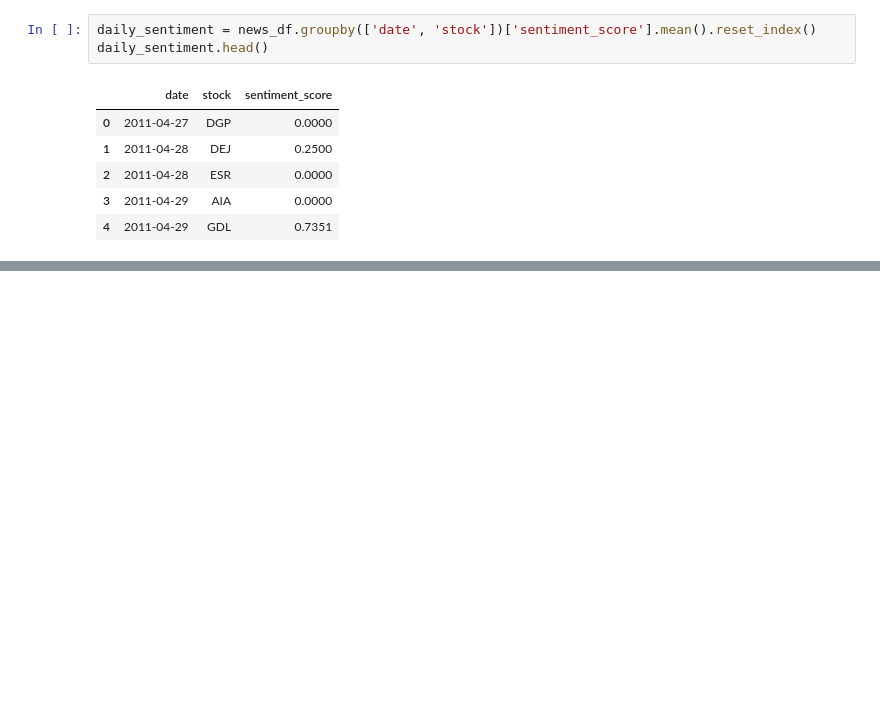
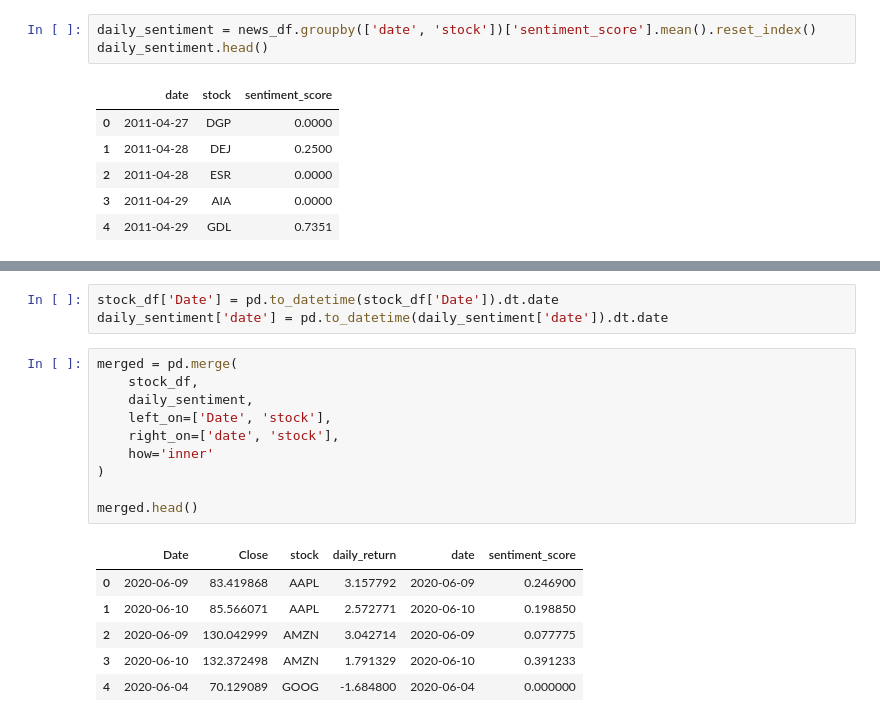
Before and after one commit to Bilen189/nova-financial-analysis-week1, a Jupyter notebook: notebooks/task3_sentiment_analysis.ipynb, the cells around one changed output, grey strips where cells are left out. Cells and saved outputs as stored; diff of their text form; blank space fills up the shorter version.

```diff
--- a/notebooks/task3_sentiment_analysis.ipynb
+++ b/notebooks/task3_sentiment_analysis.ipynb
@@ -164,0 +187,20 @@ daily_sentiment.head()
+# %%
+stock_df['Date'] = pd.to_datetime(stock_df['Date']).dt.date
+daily_sentiment['date'] = pd.to_datetime(daily_sentiment['date']).dt.date
+# %%
+merged = pd.merge(
+    stock_df,
+    daily_sentiment,
+    left_on=['Date', 'stock'],
+    right_on=['date', 'stock'],
+    how='inner'
+)
+
+merged.head()
+# %% [output]
+|  | Date | Close | stock | daily_return | date | sentiment_score |
+| 0 | 2020-06-09 | 83.419868 | AAPL | 3.157792 | 2020-06-09 | 0.246900 |
+| 1 | 2020-06-10 | 85.566071 | AAPL | 2.572771 | 2020-06-10 | 0.198850 |
+| 2 | 2020-06-09 | 130.042999 | AMZN | 3.042714 | 2020-06-09 | 0.077775 |
+| 3 | 2020-06-10 | 132.372498 | AMZN | 1.791329 | 2020-06-10 | 0.391233 |
+| 4 | 2020-06-04 | 70.129089 | GOOG | -1.684800 | 2020-06-04 | 0.000000 |
```
Also changed, not shown: parts of 8 cells of this notebook.
